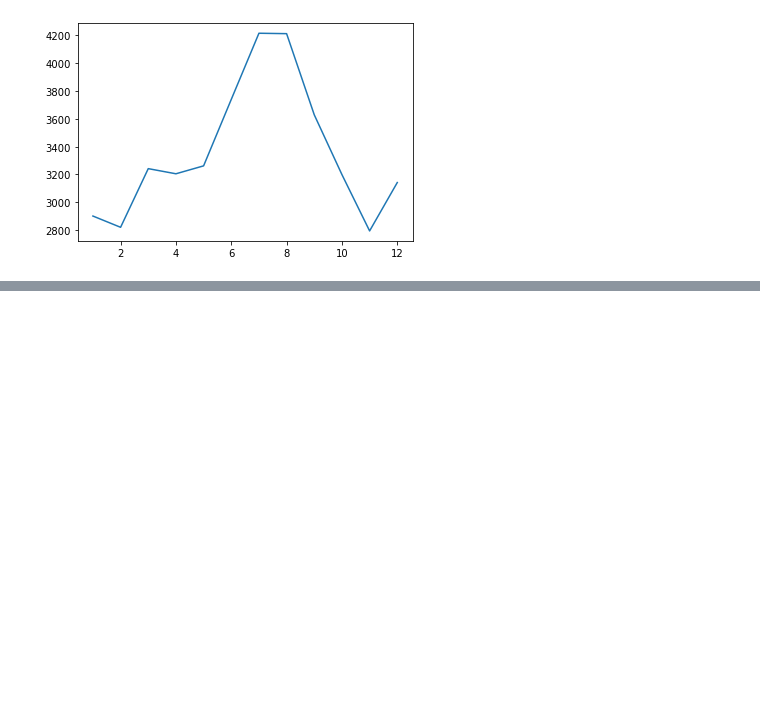
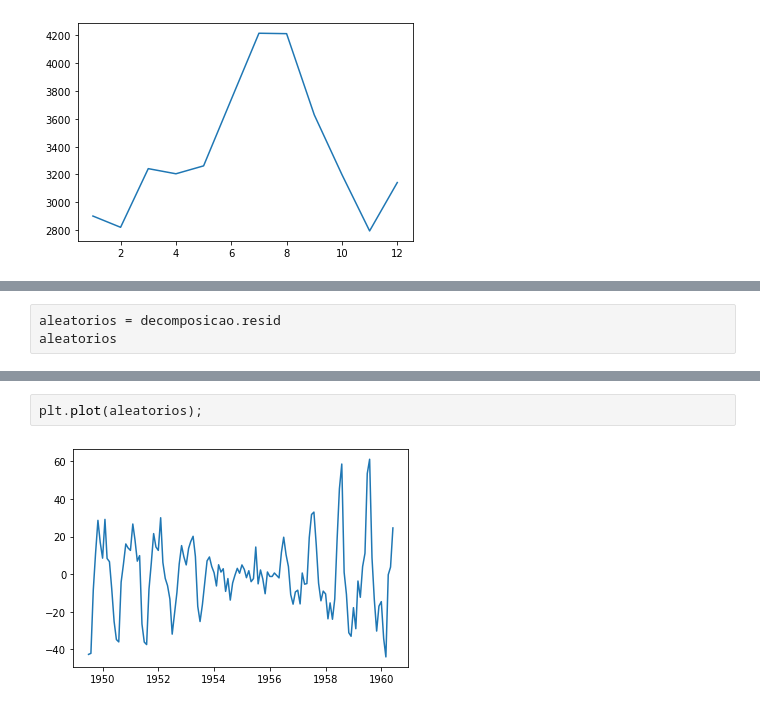
Before and after one commit to emariot/Estatistica_com_R_e_Python, a Jupyter notebook: Python/series_temporais.ipynb, the cells around one changed output, grey strips where cells are left out. Saved outputs shown, nothing was run; the diff lists cells and outputs as text; blank space fills up the shorter version.

```diff
--- a/Python/series_temporais.ipynb
+++ b/Python/series_temporais.ipynb
@@ -125,0 +166,3 @@ plt.plot(ts_datas)
+# %%
+aleatorios = decomposicao.resid
+aleatorios
@@ -125,0 +192,4 @@ plt.plot(ts_datas)
+# %%
+plt.plot(aleatorios);
+# %% [output]
+[figure, added]
```
Also changed, not shown: parts of 16 cells of this notebook.
